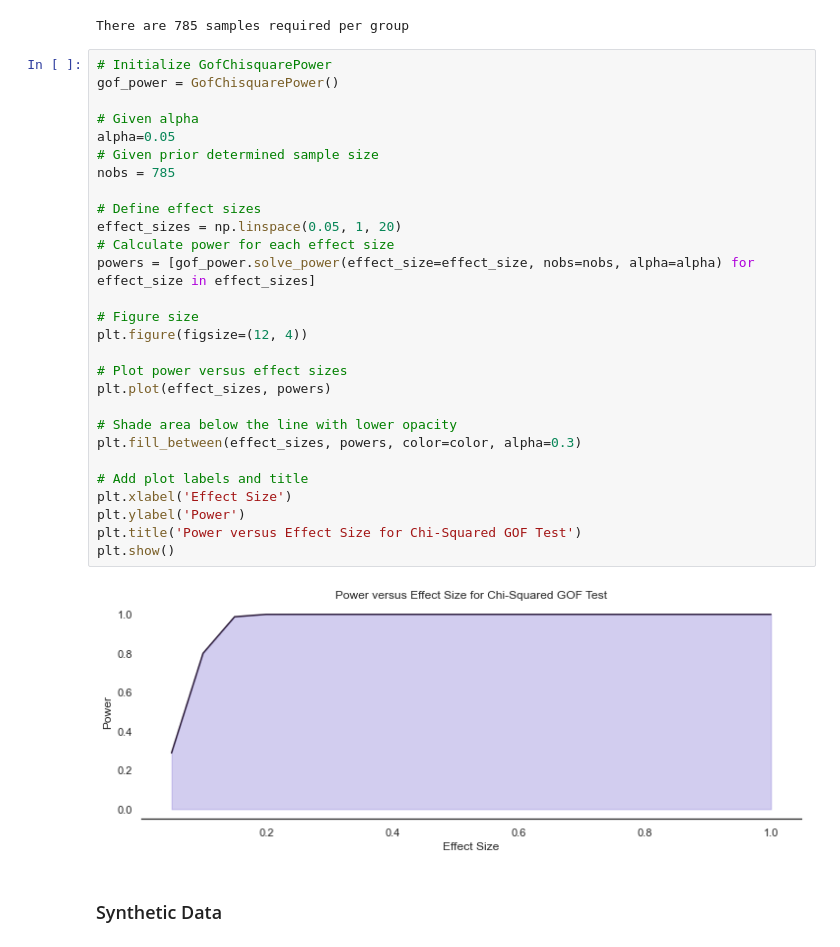
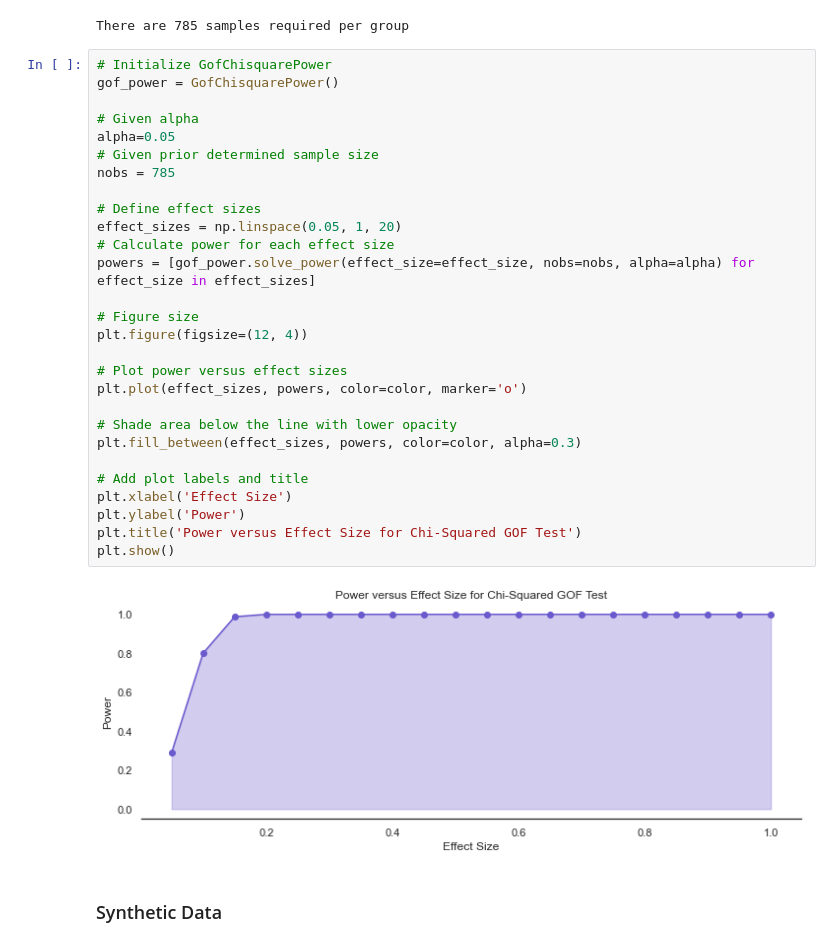
Before and after one commit to sam-tritto/statistical-tests, a Jupyter notebook: Chi_Squared_Test.ipynb, the cells around one changed output. Saved outputs shown, nothing was run; the diff lists cells and outputs as text.

```diff
--- a/Chi_Squared_Test.ipynb
+++ b/Chi_Squared_Test.ipynb
@@ -165,33 +165,33 @@ There are 785 samples required per group
 # %%
 # Initialize GofChisquarePower
 gof_power = GofChisquarePower()
 
 # Given alpha
 alpha=0.05
 # Given prior determined sample size
 nobs = 785
 
 # Define effect sizes
 effect_sizes = np.linspace(0.05, 1, 20)
 # Calculate power for each effect size
 powers = [gof_power.solve_power(effect_size=effect_size, nobs=nobs, alpha=alpha) for effect_size in effect_sizes]
 
 # Figure size
 plt.figure(figsize=(12, 4))
 
 # Plot power versus effect sizes
-plt.plot(effect_sizes, powers)
+plt.plot(effect_sizes, powers, color=color, marker='o')
 
 # Shade area below the line with lower opacity
 plt.fill_between(effect_sizes, powers, color=color, alpha=0.3)
 
 # Add plot labels and title
 plt.xlabel('Effect Size')
 plt.ylabel('Power')
 plt.title('Power versus Effect Size for Chi-Squared GOF Test')
 plt.show()
 # %% [output]
-[figure, old version]
+[figure, new version]
 # %% [markdown]
 ### Synthetic Data
 # %%
```
Also changed, not shown: parts of 9 cells of this notebook, 3 other files.
